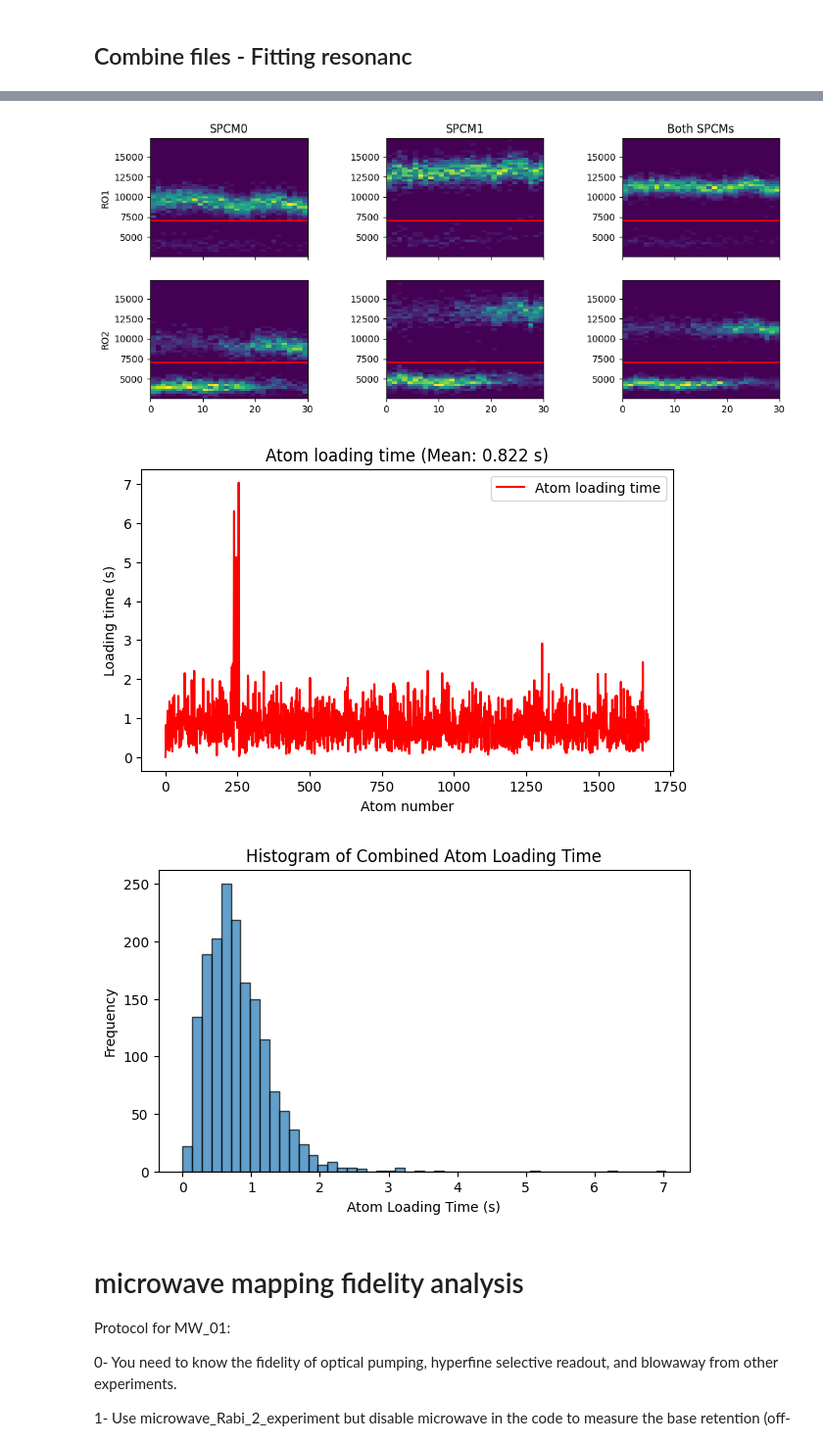
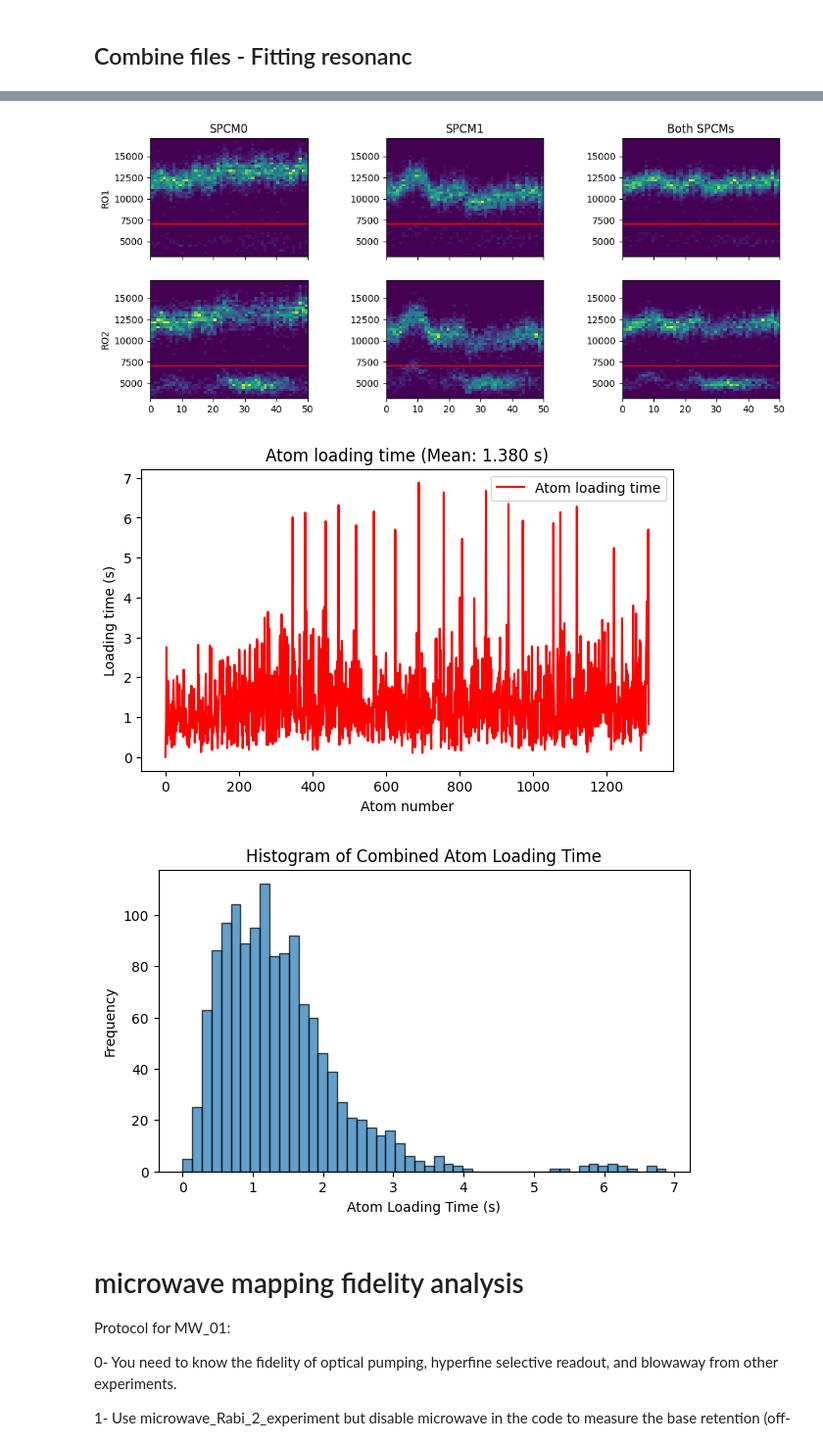
Before and after one commit to QuantumQuadrate/qn_artiq_routines, a Jupyter notebook: Analysis/Microwave analysis/Microwave_analysis_2025.ipynb, the cells around one changed output, grey strips where cells are left out. Shown at 98% size. Cells and saved outputs as stored; diff of their text form; code cells hidden in the pictures.

```diff
--- a/Analysis/Microwave analysis/Microwave_analysis_2025.ipynb
+++ b/Analysis/Microwave analysis/Microwave_analysis_2025.ipynb
@@ -2,7 +2,7 @@
 # Mapping atom analysis
 Valid for experiments from 2025-04-30 until ...
 # %%
-date_filters = ["2025-12-18"]
+date_filters = ["2025-10-01"]
 
 from matplotlib import pyplot as plt
 import matplotlib as mpl
@@ -76,7 +79,7 @@ With fitting the resonance for microwave scans
 """
 ### the file(s) to analyze:
 file_indices = {
-    2:'',
+    8:'',
     # 53:'',
     # 38:'',
     # 36:'HWP=1.875, QWP=4.5',
@@ -408,6 +411,6 @@ center=336042151.6449±6253.2615, sigma=64439.7597±6240.9220, ampl=0.6823±0.02
-[figure, old version]
+[figure, new version]
-[figure, old version]
+[figure, new version]
-[figure, old version]
+[figure, new version]
 # %% [markdown]
 # microwave mapping fidelity analysis
 
```
Also changed, not shown: parts of 5 cells of this notebook, 2 other files.
